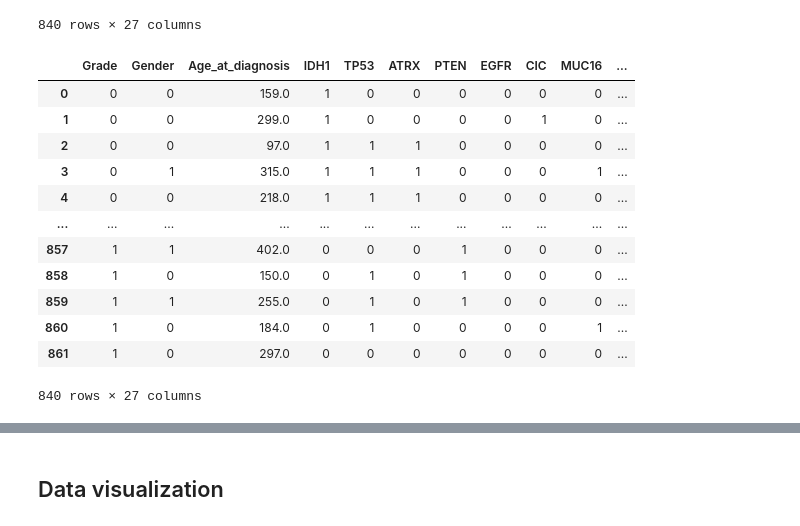
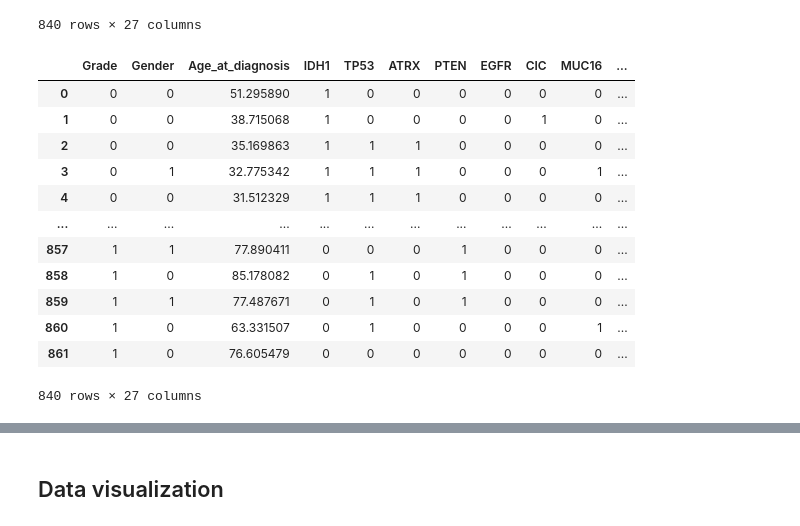
Before and after one commit to irenebernardi/Glioma-Grading-Classification, a Jupyter notebook: Glioma_Grade_notebook.ipynb, the cells around one changed output, grey strips where cells are left out. Cells and saved outputs as stored; diff of their text form; code cells hidden in the pictures.

```diff
--- a/Glioma_Grade_notebook.ipynb
+++ b/Glioma_Grade_notebook.ipynb
@@ -98,31 +120,26 @@ df
 840 rows × 27 columns
 # %%
 # Converting column 'Age_at_diagnosis' to numerical data
-data = []
-years = pd.DataFrame(data)
-# Creating new dataframe where Age column is split by ' ', unnecessary columns are deleted, years and days are added together
 years = df['Age_at_diagnosis'].str.split(' ', expand=True)
 years.drop(columns=[1, 3], inplace=True) # Dropping unnecessary columns (with words years and days)
 years[0] = pd.to_numeric(years[0], errors='coerce') # Converting years to numerical data
 years[2] = pd.to_numeric(years[2], errors='coerce') # Converting days to numerical data
-years[0] = years[0] + years[2]
-years[2] = round(years[2] / 365, 2)
-# Old column is replaced with a new one
+years[0] = years[0] + years[2] / 365 # Corrected this line
 df['Age_at_diagnosis'] = years[0]
 df
 # %% [output]
 |  | Grade | Gender | Age_at_diagnosis | IDH1 | TP53 | ATRX | PTEN | EGFR | CIC | MUC16 | ... |
-| 0 | 0 | 0 | 159.0 | 1 | 0 | 0 | 0 | 0 | 0 | 0 | ... |
-| 1 | 0 | 0 | 299.0 | 1 | 0 | 0 | 0 | 0 | 1 | 0 | ... |
-| 2 | 0 | 0 | 97.0 | 1 | 1 | 1 | 0 | 0 | 0 | 0 | ... |
-| 3 | 0 | 1 | 315.0 | 1 | 1 | 1 | 0 | 0 | 0 | 1 | ... |
-| 4 | 0 | 0 | 218.0 | 1 | 1 | 1 | 0 | 0 | 0 | 0 | ... |
+| 0 | 0 | 0 | 51.295890 | 1 | 0 | 0 | 0 | 0 | 0 | 0 | ... |
+| 1 | 0 | 0 | 38.715068 | 1 | 0 | 0 | 0 | 0 | 1 | 0 | ... |
+| 2 | 0 | 0 | 35.169863 | 1 | 1 | 1 | 0 | 0 | 0 | 0 | ... |
+| 3 | 0 | 1 | 32.775342 | 1 | 1 | 1 | 0 | 0 | 0 | 1 | ... |
+| 4 | 0 | 0 | 31.512329 | 1 | 1 | 1 | 0 | 0 | 0 | 0 | ... |
 | ... | ... | ... | ... | ... | ... | ... | ... | ... | ... | ... | ... |
-| 857 | 1 | 1 | 402.0 | 0 | 0 | 0 | 1 | 0 | 0 | 0 | ... |
-| 858 | 1 | 0 | 150.0 | 0 | 1 | 0 | 1 | 0 | 0 | 0 | ... |
-| 859 | 1 | 1 | 255.0 | 0 | 1 | 0 | 1 | 0 | 0 | 0 | ... |
-| 860 | 1 | 0 | 184.0 | 0 | 1 | 0 | 0 | 0 | 0 | 1 | ... |
-| 861 | 1 | 0 | 297.0 | 0 | 0 | 0 | 0 | 0 | 0 | 0 | ... |
+| 857 | 1 | 1 | 77.890411 | 0 | 0 | 0 | 1 | 0 | 0 | 0 | ... |
+| 858 | 1 | 0 | 85.178082 | 0 | 1 | 0 | 1 | 0 | 0 | 0 | ... |
+| 859 | 1 | 1 | 77.487671 | 0 | 1 | 0 | 1 | 0 | 0 | 0 | ... |
+| 860 | 1 | 0 | 63.331507 | 0 | 1 | 0 | 0 | 0 | 0 | 1 | ... |
+| 861 | 1 | 0 | 76.605479 | 0 | 0 | 0 | 0 | 0 | 0 | 0 | ... |
 840 rows × 27 columns
 # %%
 # Imputing missing age values w mean and not median bc boxplot shows no outliers
```
Also changed, not shown: parts of 7 cells of this notebook.
